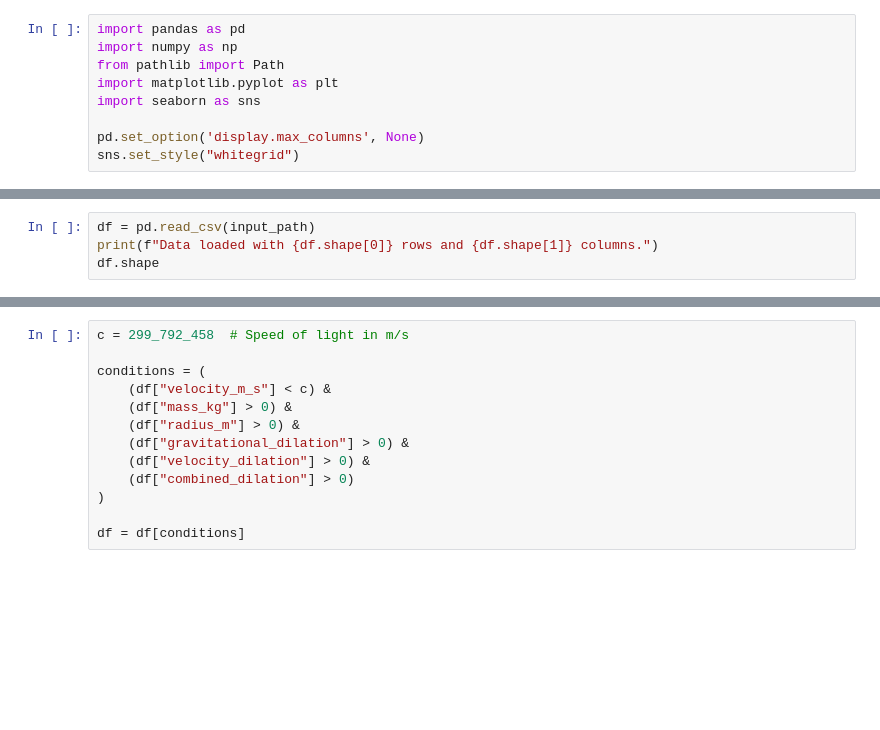
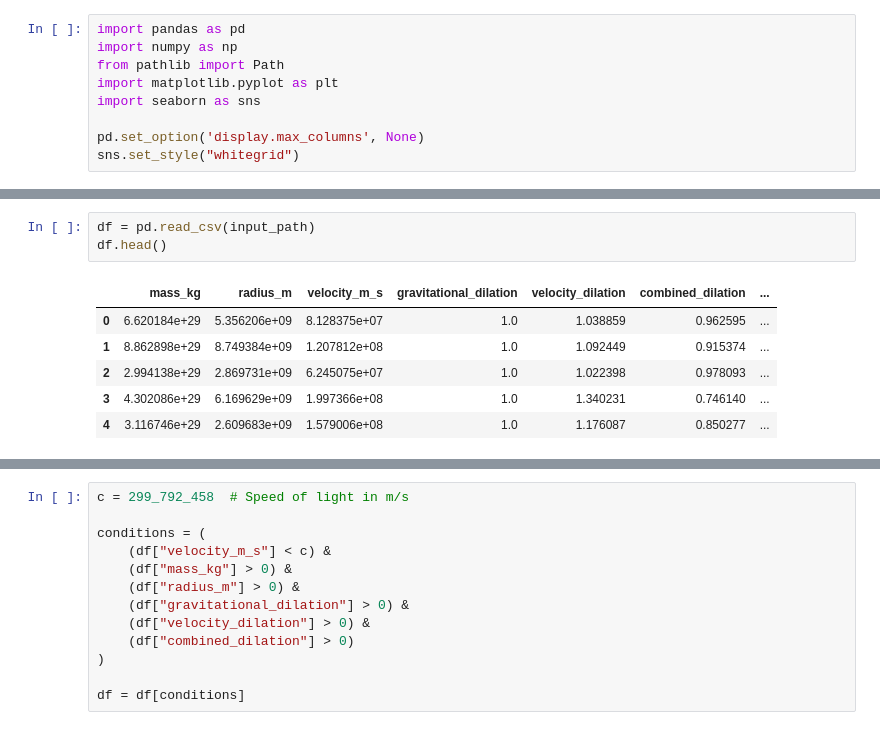
Before and after one commit to jobet1130/gravitime, a Jupyter notebook: notebooks/01_data_cleaning.ipynb, the cells around one changed output, grey strips where cells are left out. Drawn from its saved outputs; the diff is of its cells as text; blank space fills up the shorter version.

```diff
--- a/notebooks/01_data_cleaning.ipynb
+++ b/notebooks/01_data_cleaning.ipynb
@@ -16,7 +18,13 @@ print(f"Input file: {input_path}")
 # %%
 df = pd.read_csv(input_path)
-print(f"Data loaded with {df.shape[0]} rows and {df.shape[1]} columns.")
-df.shape
+df.head()
+# %% [output]
+|  | mass_kg | radius_m | velocity_m_s | gravitational_dilation | velocity_dilation | combined_dilation | ... |
+| 0 | 6.620184e+29 | 5.356206e+09 | 8.128375e+07 | 1.0 | 1.038859 | 0.962595 | ... |
+| 1 | 8.862898e+29 | 8.749384e+09 | 1.207812e+08 | 1.0 | 1.092449 | 0.915374 | ... |
+| 2 | 2.994138e+29 | 2.869731e+09 | 6.245075e+07 | 1.0 | 1.022398 | 0.978093 | ... |
+| 3 | 4.302086e+29 | 6.169629e+09 | 1.997366e+08 | 1.0 | 1.340231 | 0.746140 | ... |
+| 4 | 3.116746e+29 | 2.609683e+09 | 1.579006e+08 | 1.0 | 1.176087 | 0.850277 | ... |
 # %%
 df.replace([np.inf, -np.inf], np.nan, inplace=True)
 df.dropna(inplace=True)
```
Also changed, not shown: parts of 4 cells of this notebook, 1 other file.
